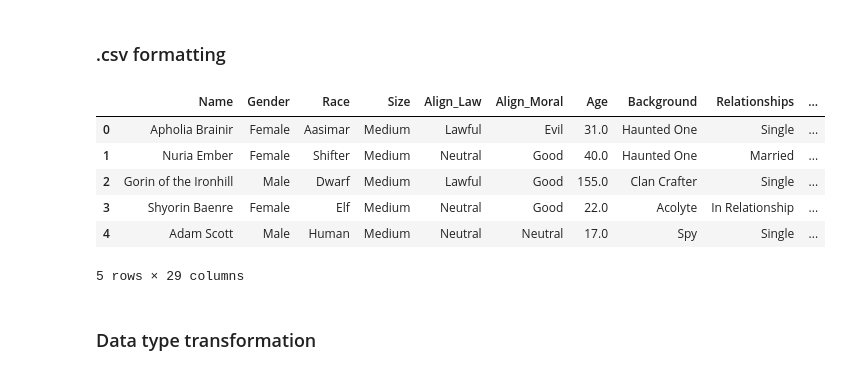
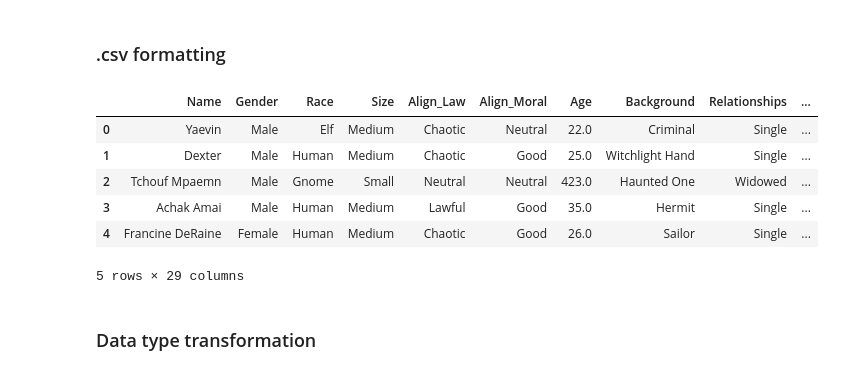
Before and after one commit to maroulaki/potential-invention, a Jupyter notebook: character-statistics.ipynb, the cells around one changed output. Cells and saved outputs as stored; diff of their text form; code cells hidden in the pictures.

```diff
--- a/character-statistics.ipynb
+++ b/character-statistics.ipynb
@@ -37,14 +39,16 @@ with open("data/maria.csv", "r") as file:
 # %%
 # Make the dataframe
 data = pd.read_csv("character-statistics.csv")
+# Drop empty rows
+data = data.dropna(subset=["Name"])
 data.head()
 # %% [output]
 |  | Name | Gender | Race | Size | Align_Law | Align_Moral | Age | Background | Relationships | ... |
-| 0 | Apholia Brainir | Female | Aasimar | Medium | Lawful | Evil | 31.0 | Haunted One | Single | ... |
-| 1 | Nuria Ember | Female | Shifter | Medium | Neutral | Good | 40.0 | Haunted One | Married | ... |
-| 2 | Gorin of the Ironhill | Male | Dwarf | Medium | Lawful | Good | 155.0 | Clan Crafter | Single | ... |
-| 3 | Shyorin Baenre | Female | Elf | Medium | Neutral | Good | 22.0 | Acolyte | In Relationship | ... |
-| 4 | Adam Scott | Male | Human | Medium | Neutral | Neutral | 17.0 | Spy | Single | ... |
+| 0 | Yaevin | Male | Elf | Medium | Chaotic | Neutral | 22.0 | Criminal | Single | ... |
+| 1 | Dexter | Male | Human | Medium | Chaotic | Good | 25.0 | Witchlight Hand | Single | ... |
+| 2 | Tchouf Mpaemn | Male | Gnome | Small | Neutral | Neutral | 423.0 | Haunted One | Widowed | ... |
+| 3 | Achak Amai | Male | Human | Medium | Lawful | Good | 35.0 | Hermit | Single | ... |
+| 4 | Francine DeRaine | Female | Human | Medium | Chaotic | Good | 26.0 | Sailor | Single | ... |
 5 rows × 29 columns
 # %% [markdown]
 ### Data type transformation
```
Also changed, not shown: parts of 14 cells of this notebook, 2 other files.
